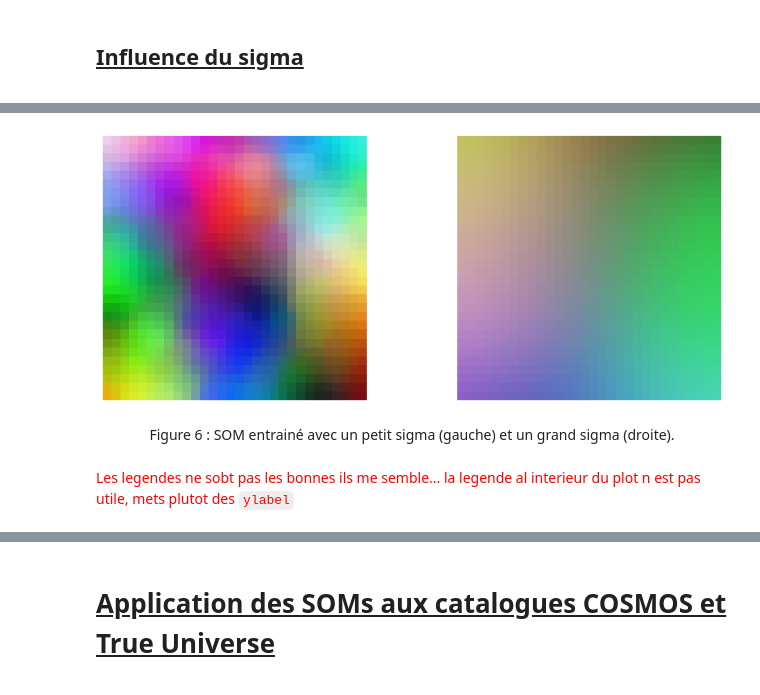
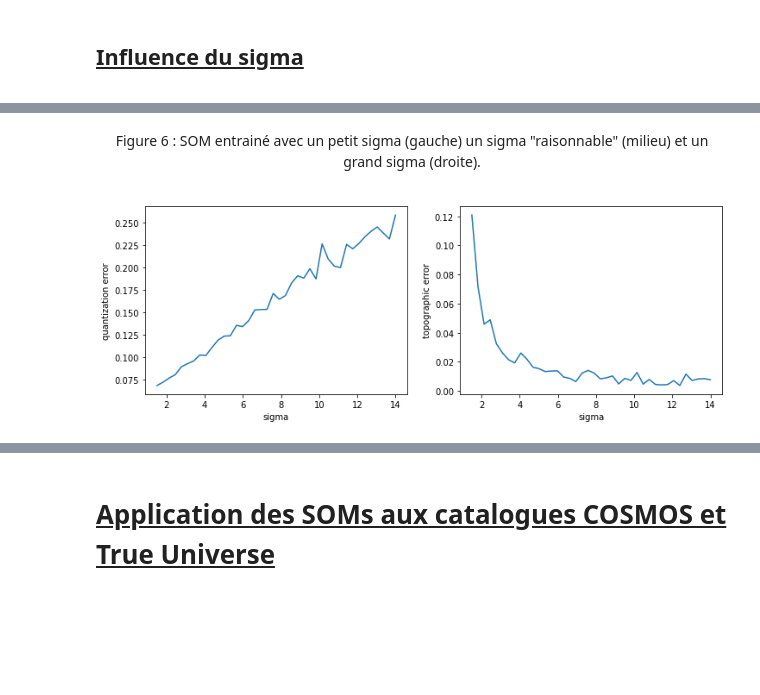
Before and after one commit to Oliv2398/SOMs-in-astrophysics, a Jupyter notebook: rapport_notebook.ipynb, the cells around one changed output, grey strips where cells are left out. Saved outputs shown, nothing was run; the diff lists cells and outputs as text; code cells hidden in the pictures; blank space fills up the shorter version.

```diff
--- a/rapport_notebook.ipynb
+++ b/rapport_notebook.ipynb
@@ -262,19 +288,20 @@ Comme nous l'avons vu précédemment, le sigma est un paramètre qui détermine
+# %% [markdown]
+<center>
+
+Figure 6 : SOM entrainé avec un petit sigma (gauche) un sigma "raisonnable" (milieu) et un grand sigma (droite).
+</center>
+
+<a name="fig7"></a>
 # %%
-plt.figure(figsize=(12,5))
+plt.figure(figsize=(12,4))
 plt.subplot(121)
-plt.imshow(W20[0])
-plt.axis('off');
+plt.plot(sigma, q_error)
+plt.xlabel('sigma')
+plt.ylabel('quantization error')
 
 plt.subplot(122)
-plt.imshow(W20[-1])
-plt.axis('off');
+plt.plot(sigma, t_error)
+plt.xlabel('sigma')
+plt.ylabel('topographic error');
 # %% [output]
-[figure, old version]
+[figure, new version]
-# %% [markdown]
-<center>
-Figure 6 : SOM entrainé avec un petit sigma (gauche) et un grand sigma (droite).
-</center>
-
-<a name="fig7"></a>
-# %% [markdown]
-<font color='red'>Les legendes ne sobt pas les bonnes ils me semble... la legende al interieur du plot n est pas utile, mets plutot des `ylabel` </font>
```
Also changed, not shown: parts of 18 cells of this notebook.
